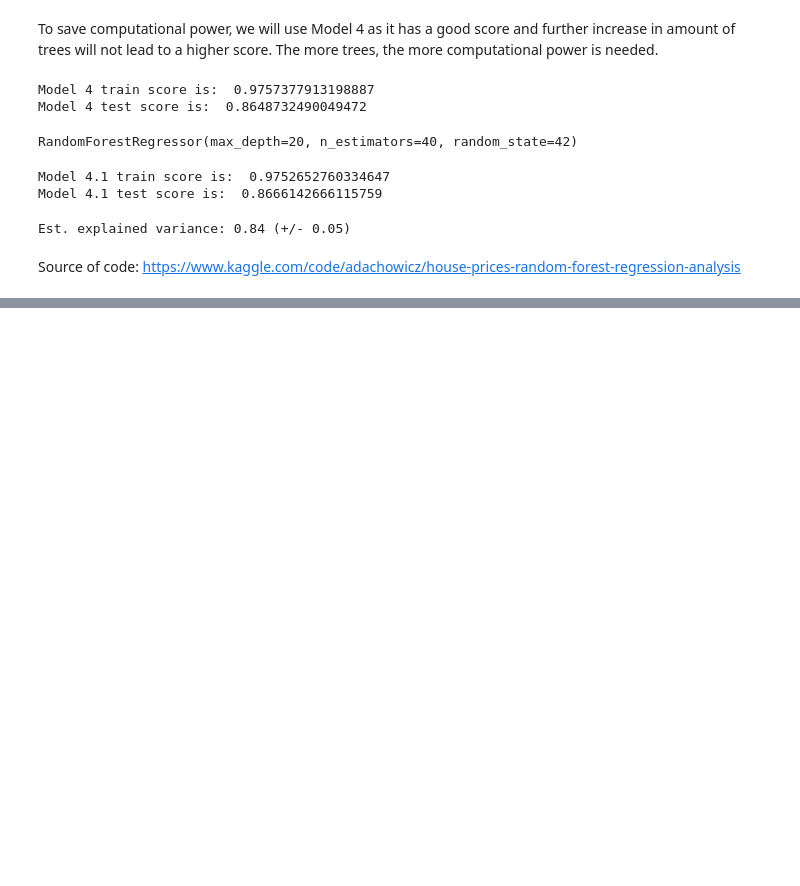
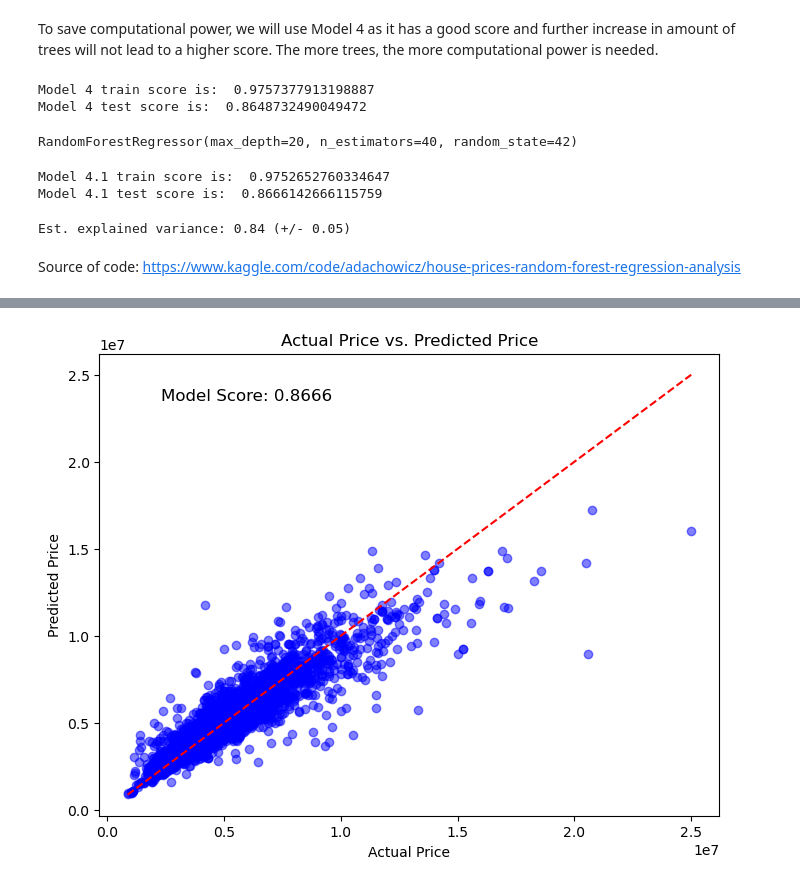
Before and after one commit to sebalexsmith/Bachelor-Thesis-Business-Analytics, a Jupyter notebook: Mats/Ensamble_RFR.ipynb, the cells around one changed output, grey strips where cells are left out. Cells and saved outputs as stored; diff of their text form; code cells hidden in the pictures; blank space fills up the shorter version.

```diff
--- a/Mats/Ensamble_RFR.ipynb
+++ b/Mats/Ensamble_RFR.ipynb
@@ -139,0 +160,14 @@ fimp
+# %%
+model_score = model_41.score(X_test, y_test)
+
+# Plot predicted price vs. actual price
+plt.figure(figsize=(8, 6))
+plt.scatter(y_test, predictions, color='blue', alpha=0.5)
+plt.plot([y_test.min(), y_test.max()], [y_test.min(), y_test.max()], linestyle='--', color='red')  # Plot the diagonal line
+plt.title('Actual Price vs. Predicted Price')
+plt.xlabel('Actual Price')
+plt.ylabel('Predicted Price')
+plt.text(0.1, 0.9, f'Model Score: {model_score:.4f}', transform=plt.gca().transAxes, fontsize=12, ha='left')
+plt.show()
+# %% [output]
+[figure, added]
```
Also changed, not shown: parts of 7 cells of this notebook.
